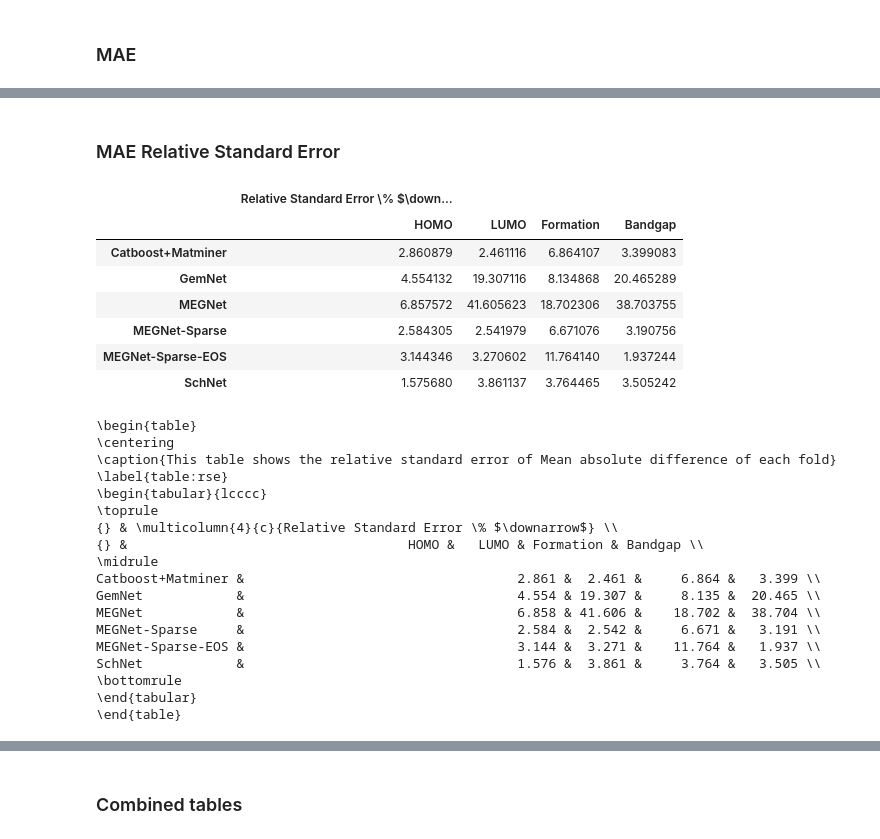
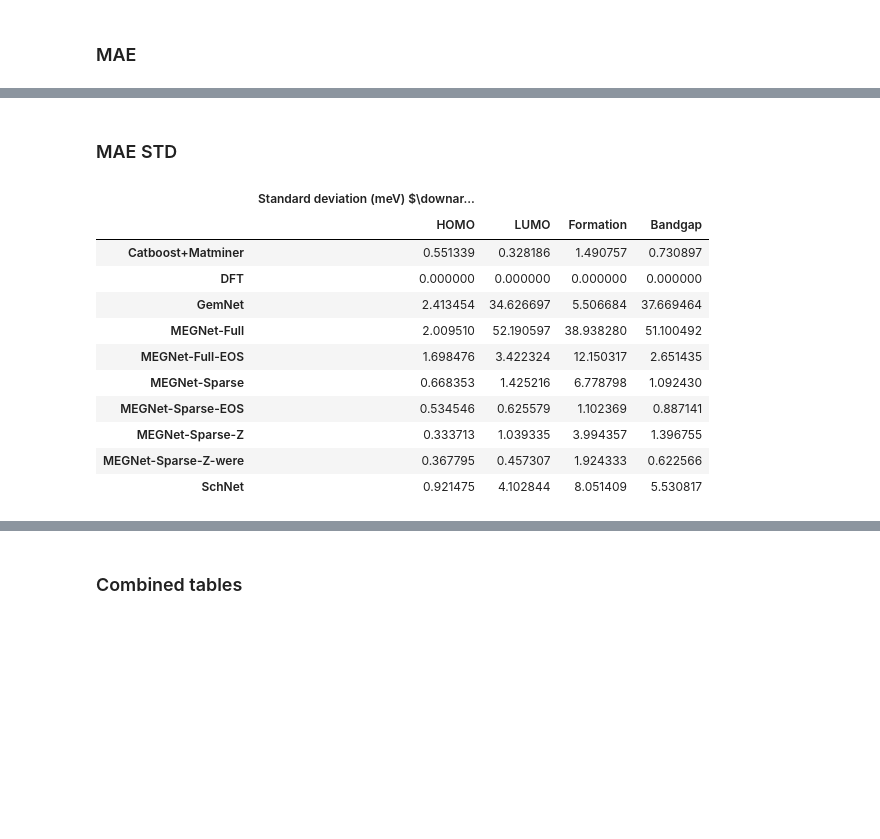
Before and after one commit to HSE-LAMBDA/ai4material_design, a Jupyter notebook: notebooks/results.ipynb, the cells around one changed output, grey strips where cells are left out. Saved outputs shown, nothing was run; the diff lists cells and outputs as text; code cells hidden in the pictures; blank space fills up the shorter version.

```diff
--- a/notebooks/results.ipynb
+++ b/notebooks/results.ipynb
@@ -104,32 +206,38 @@ predictions
 # %%
 for group, df in predictions.groupby(level=0, axis=1):
     # we skip those since it already been calculated
-    if group in ['DFT', 'GemNet']:
-        continue
-    df.columns = df.columns.droplevel(0)
-    predictions.loc[:, (group, 'lumo')] = df.homo + df.band_gap
+    if group in ['SchNet', 'MEGNet-Full', 'Catboost+Matminer']:
+
+        df.columns = df.columns.droplevel(0)
+        predictions.loc[:, (group, 'lumo')] = df.homo + df.band_gap
 
 predictions = predictions.sort_index(axis=1)
 # %% [markdown]
 ## Metrics
 # %%
-def to_latex(df, column_names=None, **kwargs):
+def to_latex(df, column_names=None, float_format="%.2f", **kwargs):
     if column_names:
         df.columns = column_names
-
     return df.to_latex(
         escape=False,
         multicolumn_format='c',
         column_format='l' + 'c' * len(df.columns),
-        float_format="%.3f",
+        float_format=float_format,
         **kwargs
         )
 # %%
 def wrapper(df: pd.DataFrame, col_name: str, ground_truth: pd.DataFrame, metric_fn):
     df.columns = df.columns.droplevel(0)
+    # try:
     x = df[col_name]
+    # except KeyError:
+    #     return np.nan
+
     y = ground_truth
+    # try:
     return metric_fn(x, y)
+    # except AttributeError:
+    #     return np.nan
 
 def mae(x, y):
     return np.abs(x - y)
@@ -137,12 +245,12 @@ def mae(x, y):
 def energy_within_threshold(prediction, target):
     # compute absolute error on energy per system.
     # then count the no. of systems where max energy error is < 0.000002.
-    e_thresh = 0.02
+    e_thresh = 0.02 * 1000
     error_energy = np.abs(target - prediction)
 
     success = np.sum(error_energy < e_thresh)
     total = target.shape[0]
-    return success / total
+    return int((success / total)*100)
 # %% [markdown]
 ### EwT
 # %%
@@ -178,9 +293,9 @@ for attr in ['homo', 'lumo', 'formation_energy_per_site', 'band_gap']:
     # std of mae of each fold
     folds_mean = _df.groupby(level=1, axis=0).mean()
     sigma[attr] = pd.DataFrame(
-        (folds_mean.sem() / folds_mean.mean()) * 100, # Relative standard error
+        folds_mean.std(),
+        # (folds_mean.sem() / folds_mean.mean()) * 100, # Relative standard error
         columns=[f'{target_short_name_pretty_mapper[attr]}']
         )
 
 MAE = pd.DataFrame(MAE).rename(target_short_name_pretty_mapper, axis=1)
-display(MAE)
@@ -196,40 +302,25 @@ display(MAE)
 # %% [markdown]
-### MAE Relative Standard Error
+### MAE STD
 # %%
 error = pd.concat(sigma, axis=1).dropna()
 error.columns = error.columns.droplevel(0)
-error.columns = pd.MultiIndex.from_product([['Relative Standard Error \% $\downarrow$'], list(error.columns)])
+error.columns = pd.MultiIndex.from_product([['Standard deviation (meV) $\downarrow$'], list(error.columns)])
 display(error)
-error = to_latex(
+_error = to_latex(
         error,
-        caption='This table shows the relative standard error of Mean absolute difference of each fold',
+        caption='This table shows the standard deviation of Mean absolute difference of each fold',
         label='table:rse'
     )
-print(error)
 # %% [output]
-|  | Relative Standard Error \% $\down... |  |  |  |
+|  | Standard deviation (meV) $\downar... |  |  |  |
 |  | HOMO | LUMO | Formation | Bandgap |
-| Catboost+Matminer | 2.860879 | 2.461116 | 6.864107 | 3.399083 |
-| GemNet | 4.554132 | 19.307116 | 8.134868 | 20.465289 |
-| MEGNet | 6.857572 | 41.605623 | 18.702306 | 38.703755 |
-| MEGNet-Sparse | 2.584305 | 2.541979 | 6.671076 | 3.190756 |
-| MEGNet-Sparse-EOS | 3.144346 | 3.270602 | 11.764140 | 1.937244 |
-| SchNet | 1.575680 | 3.861137 | 3.764465 | 3.505242 |
+| Catboost+Matminer | 0.551339 | 0.328186 | 1.490757 | 0.730897 |
+| DFT | 0.000000 | 0.000000 | 0.000000 | 0.000000 |
+| GemNet | 2.413454 | 34.626697 | 5.506684 | 37.669464 |
+| MEGNet-Full | 2.009510 | 52.190597 | 38.938280 | 51.100492 |
+| MEGNet-Full-EOS | 1.698476 | 3.422324 | 12.150317 | 2.651435 |
+| MEGNet-Sparse | 0.668353 | 1.425216 | 6.778798 | 1.092430 |
+| MEGNet-Sparse-EOS | 0.534546 | 0.625579 | 1.102369 | 0.887141 |
+| MEGNet-Sparse-Z | 0.333713 | 1.039335 | 3.994357 | 1.396755 |
+| MEGNet-Sparse-Z-were | 0.367795 | 0.457307 | 1.924333 | 0.622566 |
+| SchNet | 0.921475 | 4.102844 | 8.051409 | 5.530817 |
-\begin{table}
-\centering
-\caption{This table shows the relative standard error of Mean absolute difference of each fold}
-\label{table:rse}
-\begin{tabular}{lcccc}
-\toprule
-{} & \multicolumn{4}{c}{Relative Standard Error \% $\downarrow$} \\
-{} &                                    HOMO &   LUMO & Formation & Bandgap \\
-\midrule
-Catboost+Matminer &                                   2.861 &  2.461 &     6.864 &   3.399 \\
-GemNet            &                                   4.554 & 19.307 &     8.135 &  20.465 \\
-MEGNet            &                                   6.858 & 41.606 &    18.702 &  38.704 \\
-MEGNet-Sparse     &                                   2.584 &  2.542 &     6.671 &   3.191 \\
-MEGNet-Sparse-EOS &                                   3.144 &  3.271 &    11.764 &   1.937 \\
-SchNet            &                                   1.576 &  3.861 &     3.764 &   3.505 \\
-\bottomrule
-\end{tabular}
-\end{table}
```
Also changed, not shown: parts of 18 cells of this notebook.
